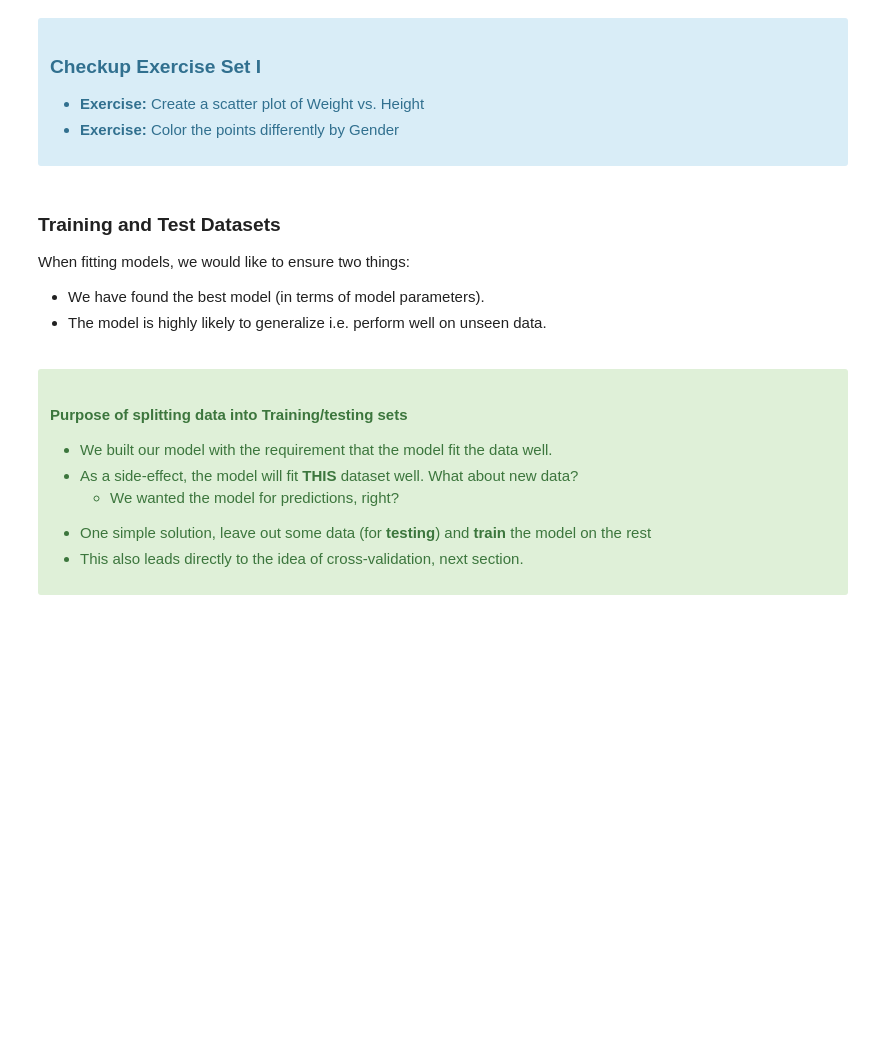
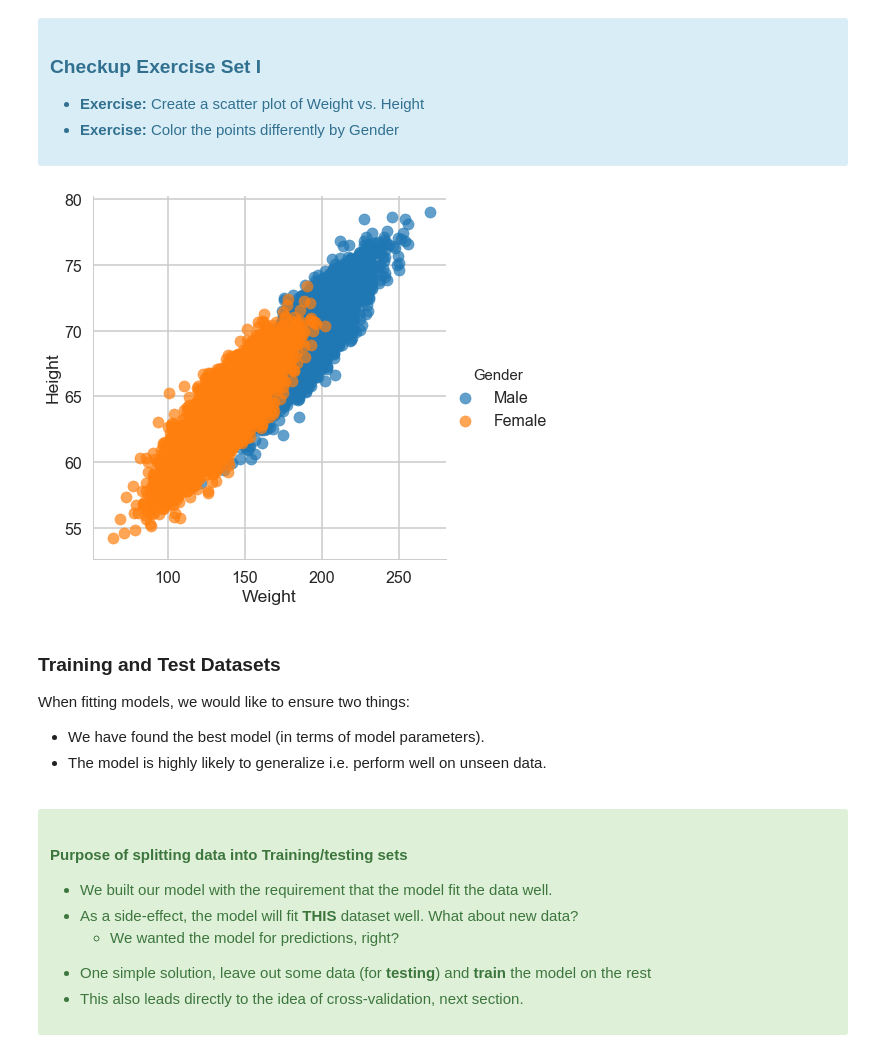
Before and after one commit to sanjogh777/Springboard, a Jupyter notebook: Machine Learning/logistic_regression/Mini_Project_Logistic_Regression.ipynb, the cells around one changed output. Saved outputs shown, nothing was run; the diff lists cells and outputs as text; code cells hidden in the pictures; blank space fills up the shorter version.

```diff
--- a/Machine Learning/logistic_regression/Mini_Project_Logistic_Regression.ipynb
+++ b/Machine Learning/logistic_regression/Mini_Project_Logistic_Regression.ipynb
@@ -118,3 +123,12 @@ with the "response" or "label" $y$ as a plain array of 0s and 1s for binary clas
+# %%
+# your turn
+sns.set_style("whitegrid");
+sns.FacetGrid(dflog, hue="Gender", size=6) \
+   .map(plt.scatter, "Weight", "Height", alpha = 0.7) \
+   .add_legend();
+plt.show()
+# %% [output]
+[figure, added]
 # %% [markdown]
 ### Training and Test Datasets
 
```
Also changed, not shown: parts of 16 cells of this notebook.
